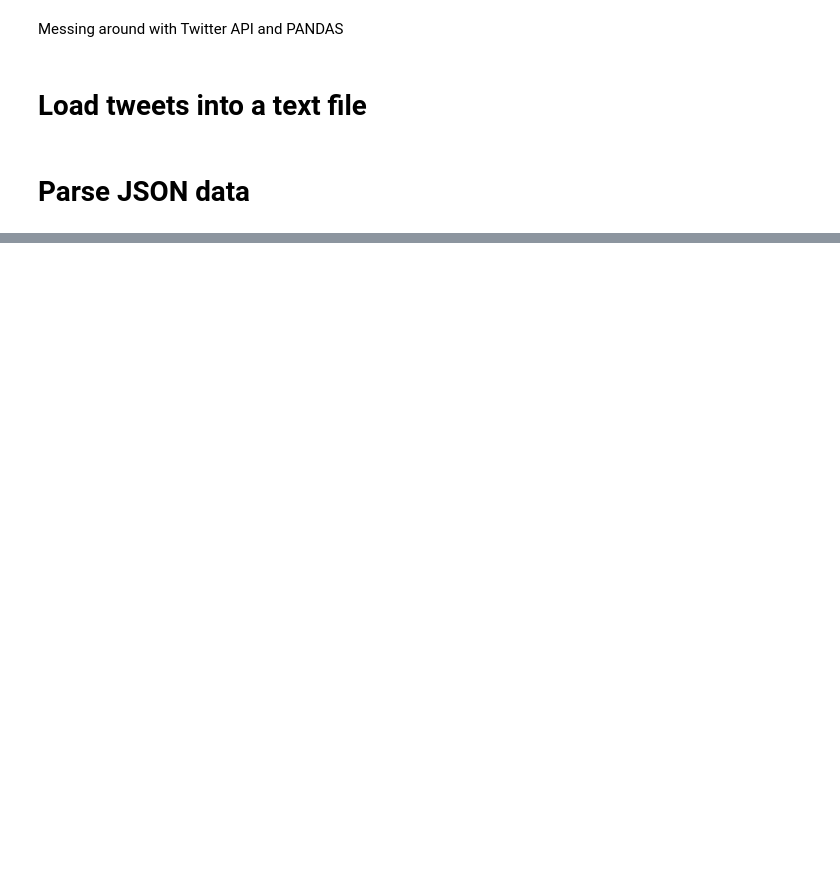
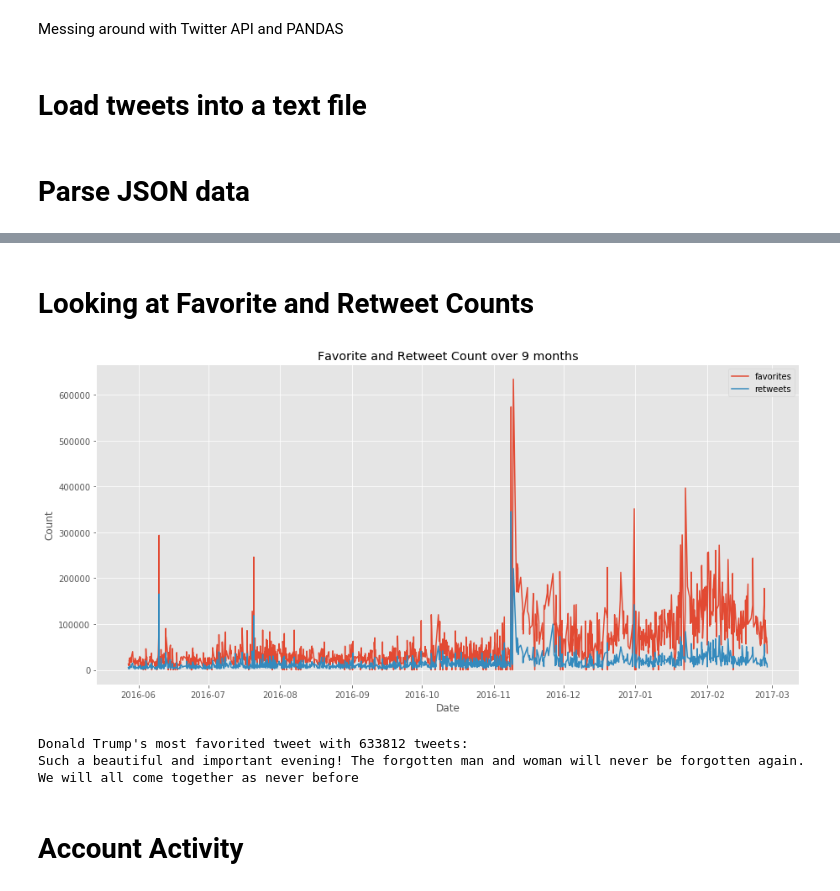
Before and after one commit to jsondoo/TweetMine, a Jupyter notebook: TweetMine.ipynb, the cells around one changed output, grey strips where cells are left out. Saved outputs shown, nothing was run; the diff lists cells and outputs as text; code cells hidden in the pictures; blank space fills up the shorter version.

Commit message:
Add some visuals

```diff
--- a/TweetMine.ipynb
+++ b/TweetMine.ipynb
@@ -61,0 +73,29 @@ df.describe()
+# %% [markdown]
+# Looking at Favorite and Retweet Counts
+# %%
+import matplotlib.pyplot as plt
+% matplotlib inline
+plt.style.use('ggplot')
+
+plt.figure(figsize = (15,7))
+num_days = (max(df['created_at']) - min(df['created_at'])).days
+num_months = int(num_days/30)
+plt.title('Favorite and Retweet Count over ' + str(num_months) + ' months')
+plt.xlabel('Date')
+plt.ylabel('Count')
+plt.plot(df['created_at'],df['favorite_count'],label='favorite count')
+plt.plot(df['created_at'],df['retweet_count'],label='retweet count')
+plt.legend(['favorites','retweets'])
+plt.show()
+# %% [output]
+[figure, added]
+# %%
+max_favorite_count = max(df['favorite_count'])
+most_favorited_tweet = df.ix[df['favorite_count'].idxmax()]['text']
+
+print("Donald Trump's most favorited tweet with " + str(max_favorite_count) + " tweets:\n" + most_favorited_tweet)
+# %% [output]
+Donald Trump's most favorited tweet with 633812 tweets:
+Such a beautiful and important evening! The forgotten man and woman will never be forgotten again. We will all come together as never before
+# %% [markdown]
+# Account Activity
```
Also changed, not shown: parts of 2 cells of this notebook, 1 other file.
